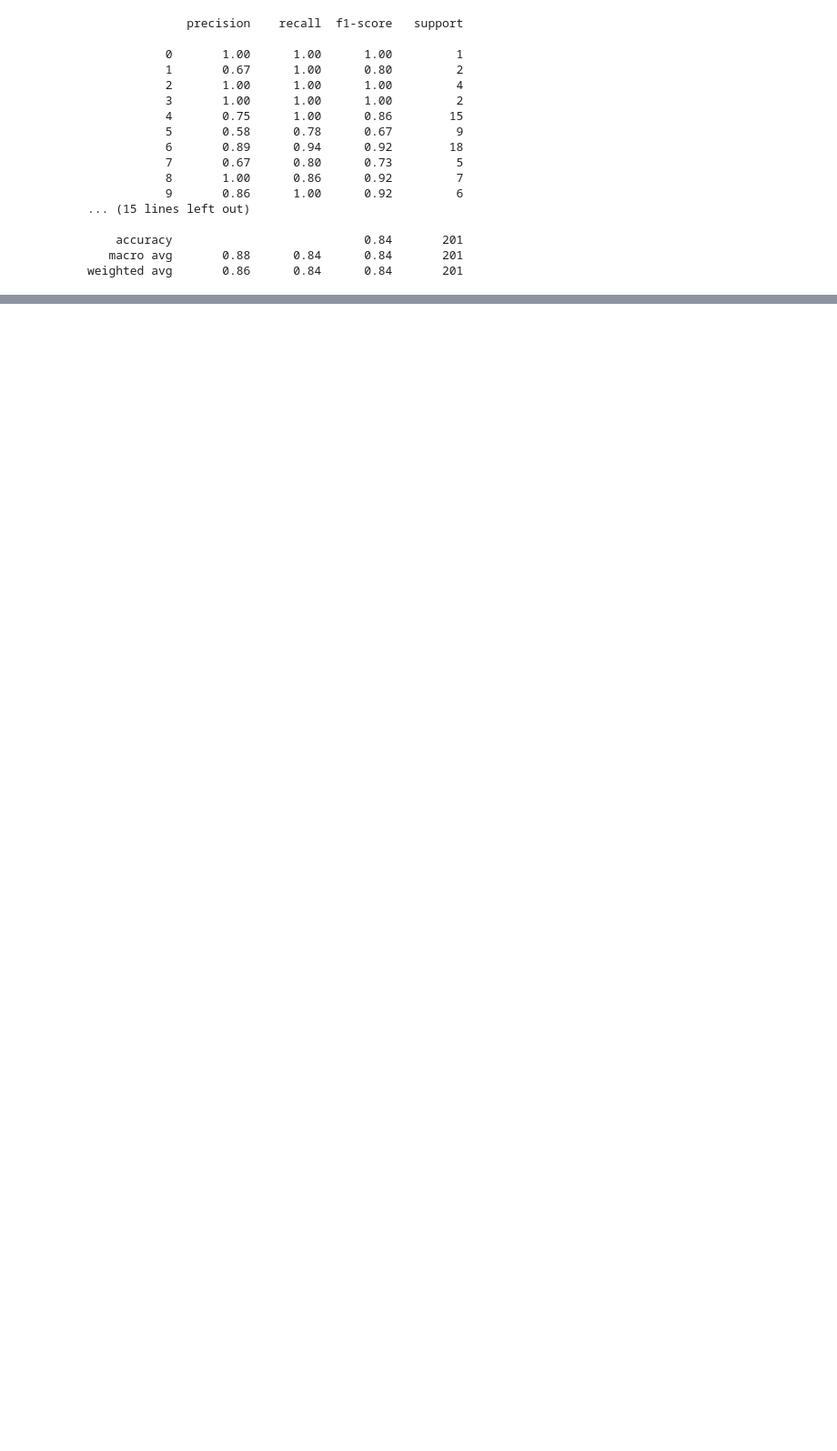
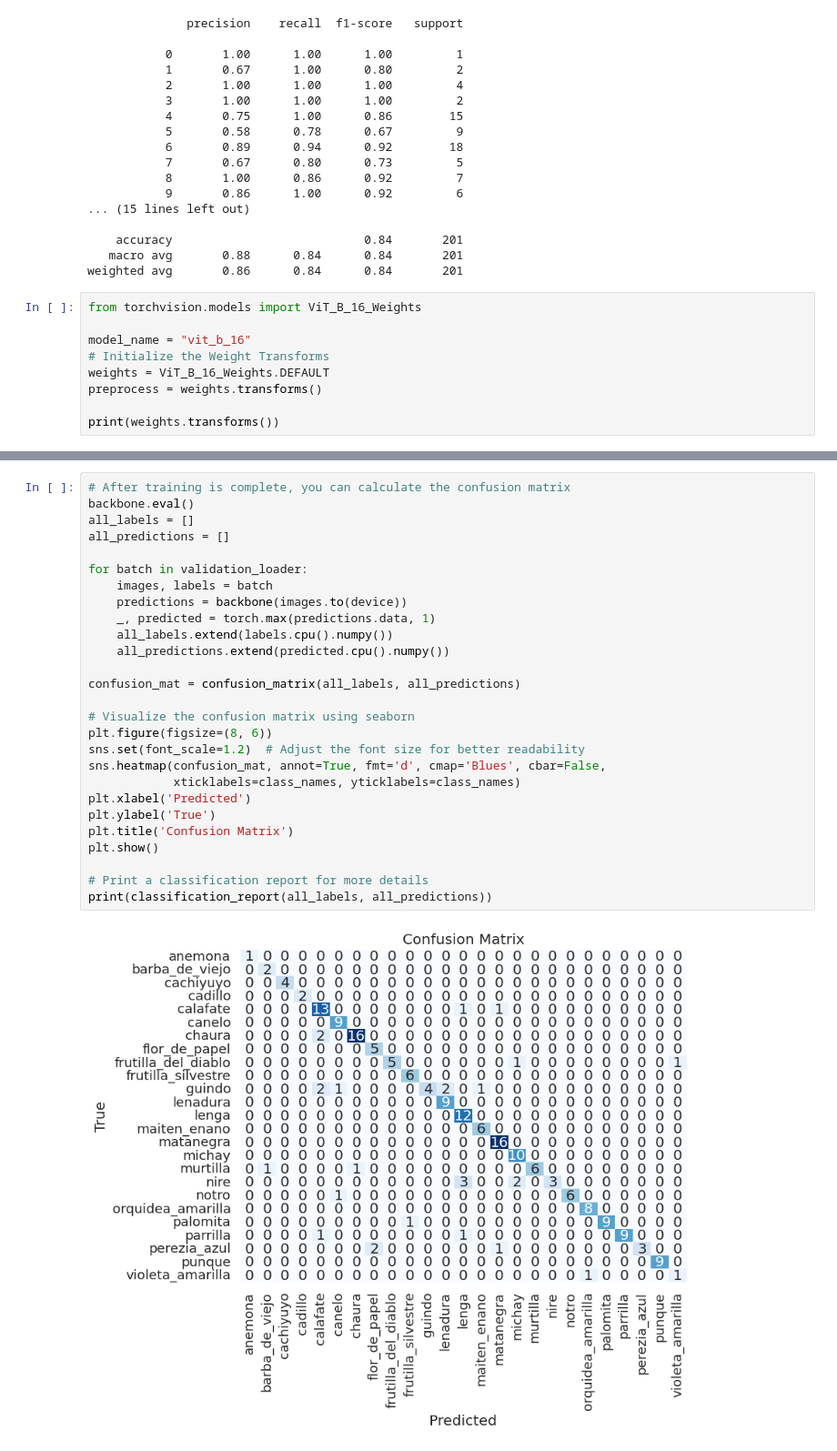
Before and after one commit to abrigoni/PNTDF-Deep-Learning-Models, a Jupyter notebook: model.ipynb, the cells around one changed output, grey strips where cells are left out. Shown at 91% size. Drawn from its saved outputs; the diff is of its cells as text; blank space fills up the shorter version.

```diff
--- a/model.ipynb
+++ b/model.ipynb
@@ -1505,3 +1505,12 @@ print(classification_report(all_labels, all_predictions))
     accuracy                           0.84       201
    macro avg       0.88      0.84      0.84       201
 weighted avg       0.86      0.84      0.84       201
+# %%
+from torchvision.models import ViT_B_16_Weights
+
+model_name = "vit_b_16"
+# Initialize the Weight Transforms
+weights = ViT_B_16_Weights.DEFAULT
+preprocess = weights.transforms()
+
+print(weights.transforms())
@@ -1507,0 +1703,29 @@ weighted avg       0.86      0.84      0.84       201
+# %%
+# After training is complete, you can calculate the confusion matrix
+backbone.eval()
+all_labels = []
+all_predictions = []
+
+for batch in validation_loader:
+    images, labels = batch
+    predictions = backbone(images.to(device))
+    _, predicted = torch.max(predictions.data, 1)
+    all_labels.extend(labels.cpu().numpy())
+    all_predictions.extend(predicted.cpu().numpy())
+
+confusion_mat = confusion_matrix(all_labels, all_predictions)
+
+# Visualize the confusion matrix using seaborn
+plt.figure(figsize=(8, 6))
+sns.set(font_scale=1.2)  # Adjust the font size for better readability
+sns.heatmap(confusion_mat, annot=True, fmt='d', cmap='Blues', cbar=False,
+            xticklabels=class_names, yticklabels=class_names)
+plt.xlabel('Predicted')
+plt.ylabel('True')
+plt.title('Confusion Matrix')
+plt.show()
+
+# Print a classification report for more details
+print(classification_report(all_labels, all_predictions))
+# %% [output]
+[figure, added]
```
Also changed, not shown: parts of 7 cells of this notebook.
